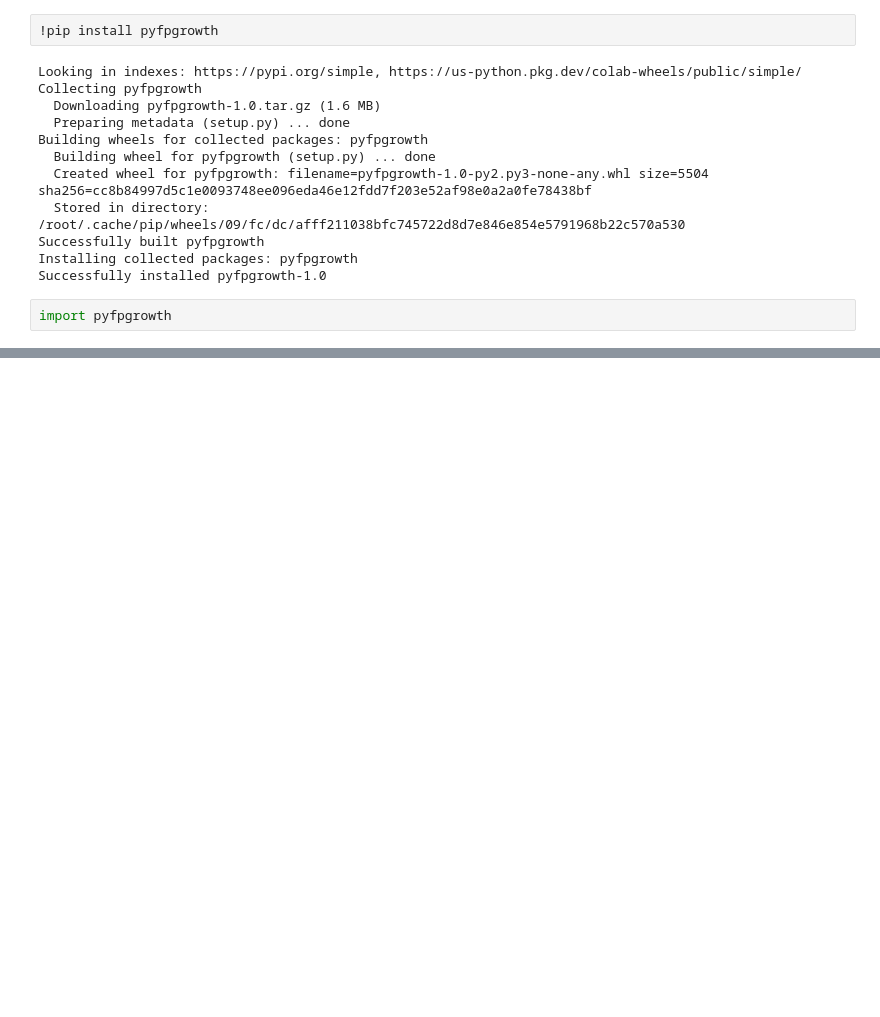
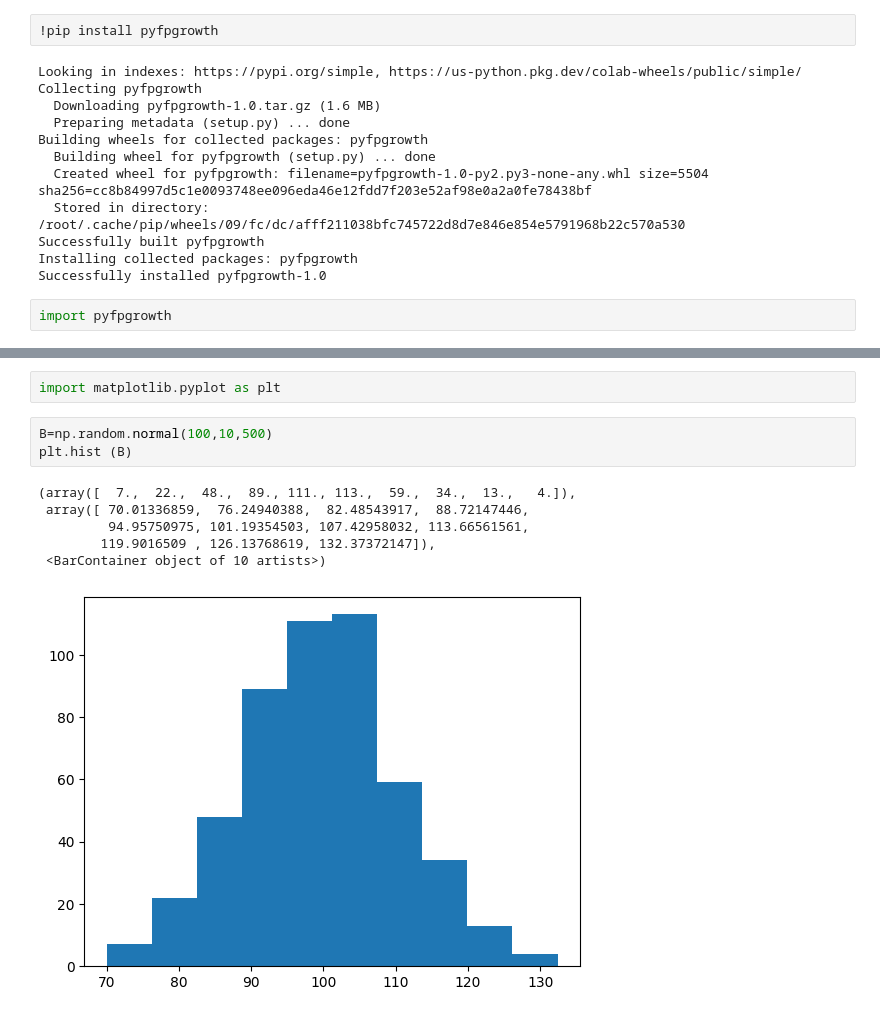
Before and after one commit to NasimShokrgozar/FirstSc, a Jupyter notebook: Session3_Basic.ipynb, the cells around one changed output, grey strips where cells are left out. Saved outputs shown, nothing was run; the diff lists cells and outputs as text; blank space fills up the shorter version.

```diff
--- a/Session3_Basic.ipynb
+++ b/Session3_Basic.ipynb
@@ -88,0 +157,12 @@ import pyfpgrowth
+# %%
+import matplotlib.pyplot as plt
+# %%
+B=np.random.normal(100,10,500)
+plt.hist (B)
+# %% [output]
+(array([  7.,  22.,  48.,  89., 111., 113.,  59.,  34.,  13.,   4.]),
+ array([ 70.01336859,  76.24940388,  82.48543917,  88.72147446,
+         94.95750975, 101.19354503, 107.42958032, 113.66561561,
+        119.9016509 , 126.13768619, 132.37372147]),
+ <BarContainer object of 10 artists>)
+[figure, added]
```
Also changed, not shown: parts of 21 cells of this notebook.
